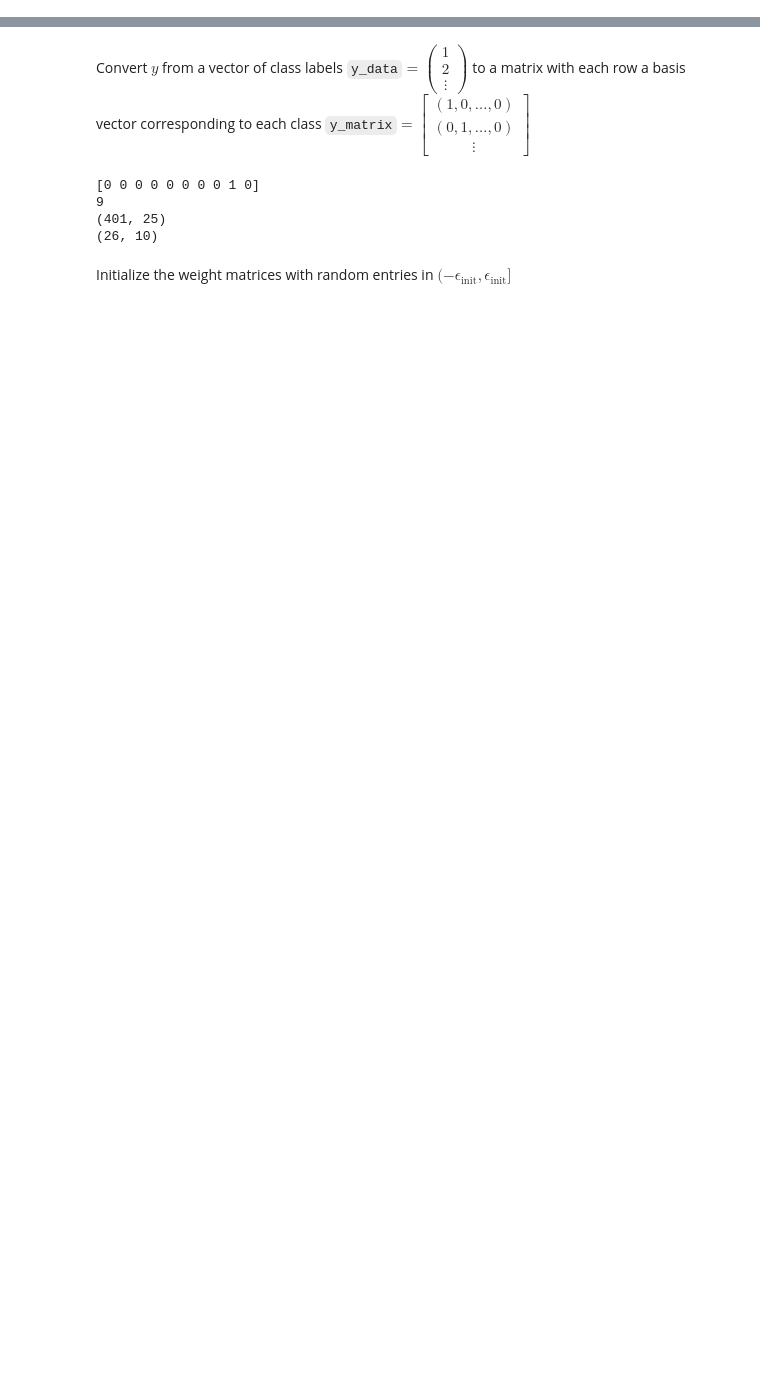
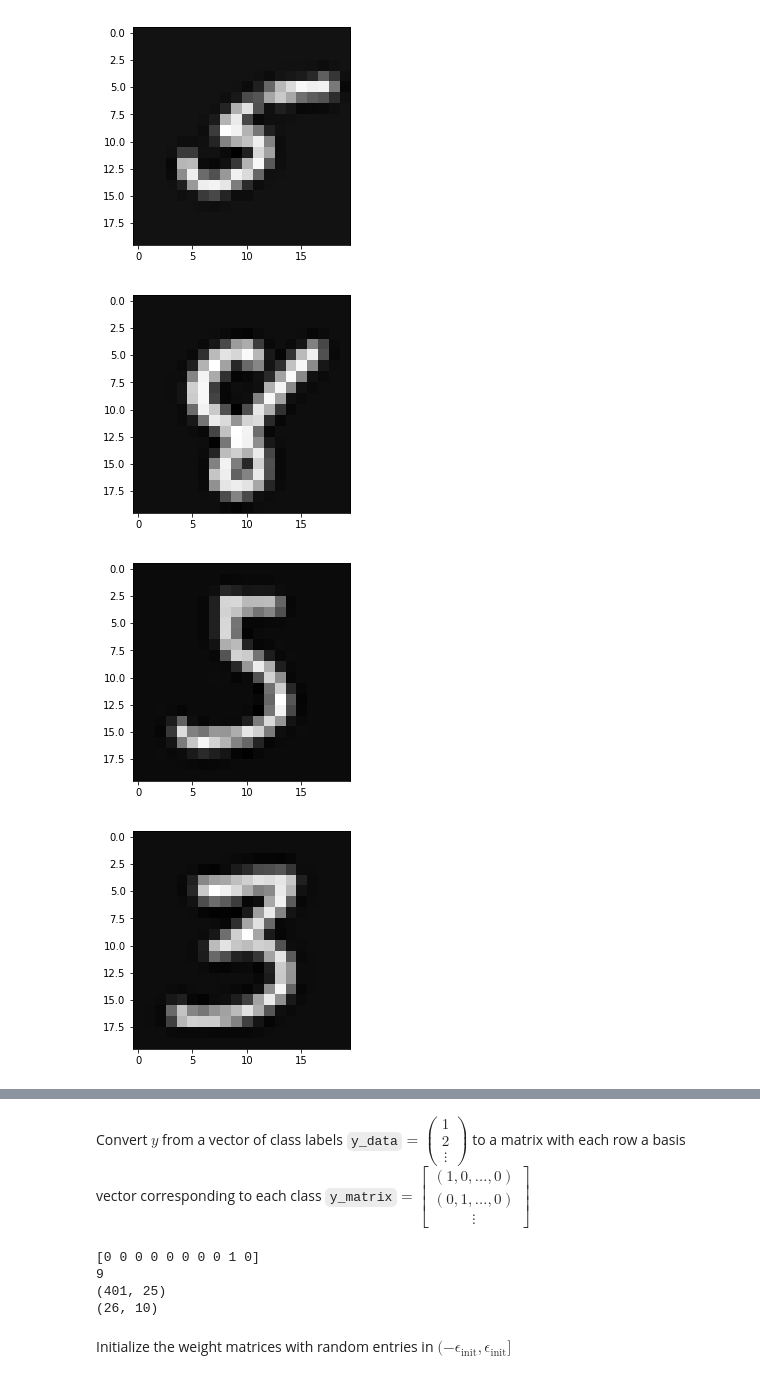
Before and after one commit to davidjbauer/andrew-ng-ML, a Jupyter notebook: ex4.ipynb, the cells around one changed output, grey strips where cells are left out. Cells and saved outputs as stored; diff of their text form; code cells hidden in the pictures; blank space fills up the shorter version.

```diff
--- a/ex4.ipynb
+++ b/ex4.ipynb
@@ -6,15 +6,21 @@ import scipy.io, scipy.special, scipy.optimize
 # %%
 ex4data1 = scipy.io.loadmat("ex4data1.mat")
 ex4weights = scipy.io.loadmat("ex4weights.mat")
 
 X_data = ex4data1['X']
 y_data = ex4data1['y'].reshape(5000)
 X_bitmap = X_data.reshape(5000, 20, 20, order='F')
 theta1_pretrained = ex4weights['Theta1'].transpose()
 theta2_pretrained = ex4weights['Theta2'].transpose()
 num_samples = X_data.shape[0]
 num_hidden = 25
 num_classes = 10
 
-def plot_digit(n):
-    plt.imshow(X_bitmap[n], cmap='binary', interpolation='bicubic')
+for n in np.random.randint(0,5000,6):
+    plt.figure()
+    plt.imshow(X_bitmap[n], cmap='gray')
+# %% [output]
+[figure, added]
+[figure, added]
+[figure, added]
+[figure, added]
```
Also changed, not shown: parts of 4 cells of this notebook, 6 other files.
